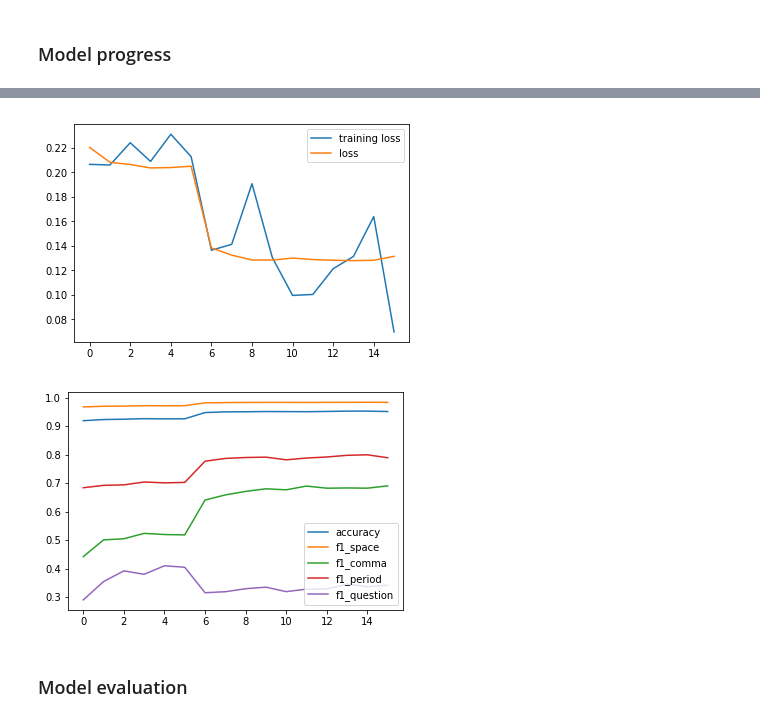
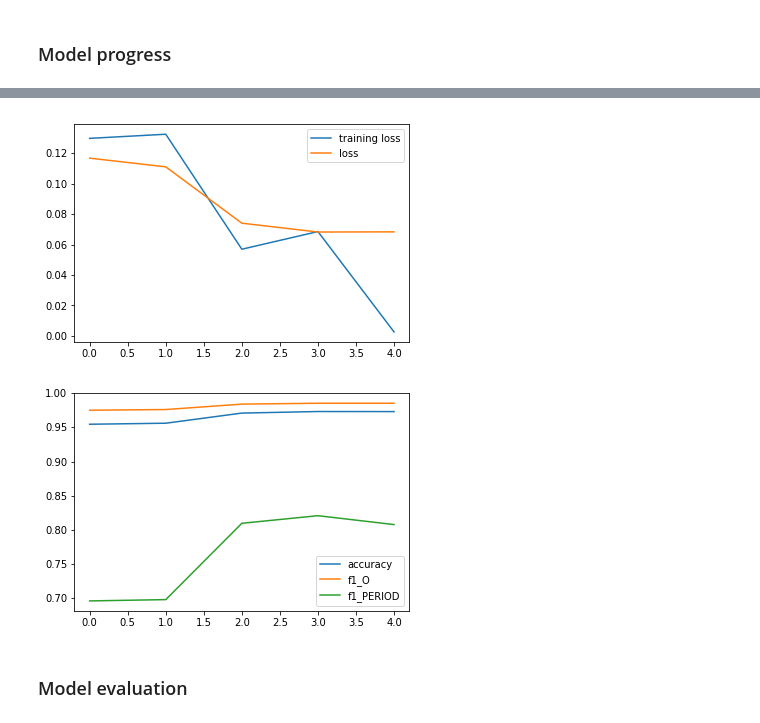
Before and after one commit to nkrnrnk/BertPunc, a Jupyter notebook: evaluate.ipynb, the cells around one changed output, grey strips where cells are left out. Cells and saved outputs as stored; diff of their text form; code cells hidden in the pictures.

```diff
--- a/evaluate.ipynb
+++ b/evaluate.ipynb
@@ -21,5 +23,5 @@ glob('models/*')
 # %%
-path = 'models/20190418_211742/'
+path = 'models/20190419_162056/'
 # %% [markdown]
 ### Prepare
 # %%
@@ -83,11 +81,12 @@ progress
 # %%
 progress[['training loss', 'loss']].plot();
 # %% [output]
-[figure, old version]
+[figure, new version]
 # %%
-progress[['accuracy', 'f1_space', 'f1_comma', 'f1_period', 'f1_question']].plot();
+# progress[['accuracy', 'f1_space', 'f1_comma', 'f1_period', 'f1_question']].plot();
+progress[['accuracy', 'f1_O', 'f1_PERIOD']].plot();
 # %% [output]
-[figure, old version]
+[figure, new version]
 # %% [markdown]
 ### Model evaluation
 # %%
```
Also changed, not shown: parts of 10 cells of this notebook, 1 other file.
